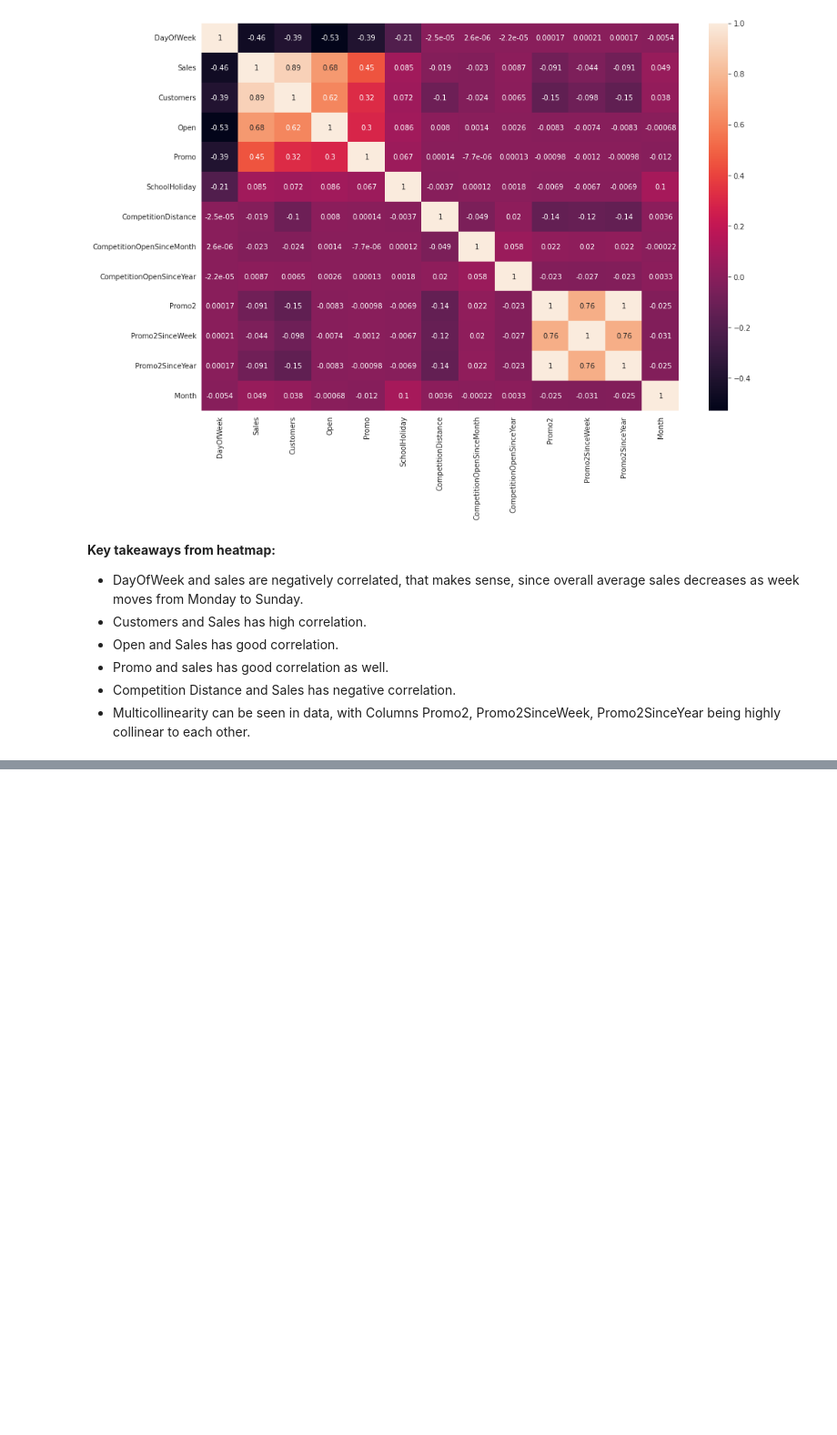
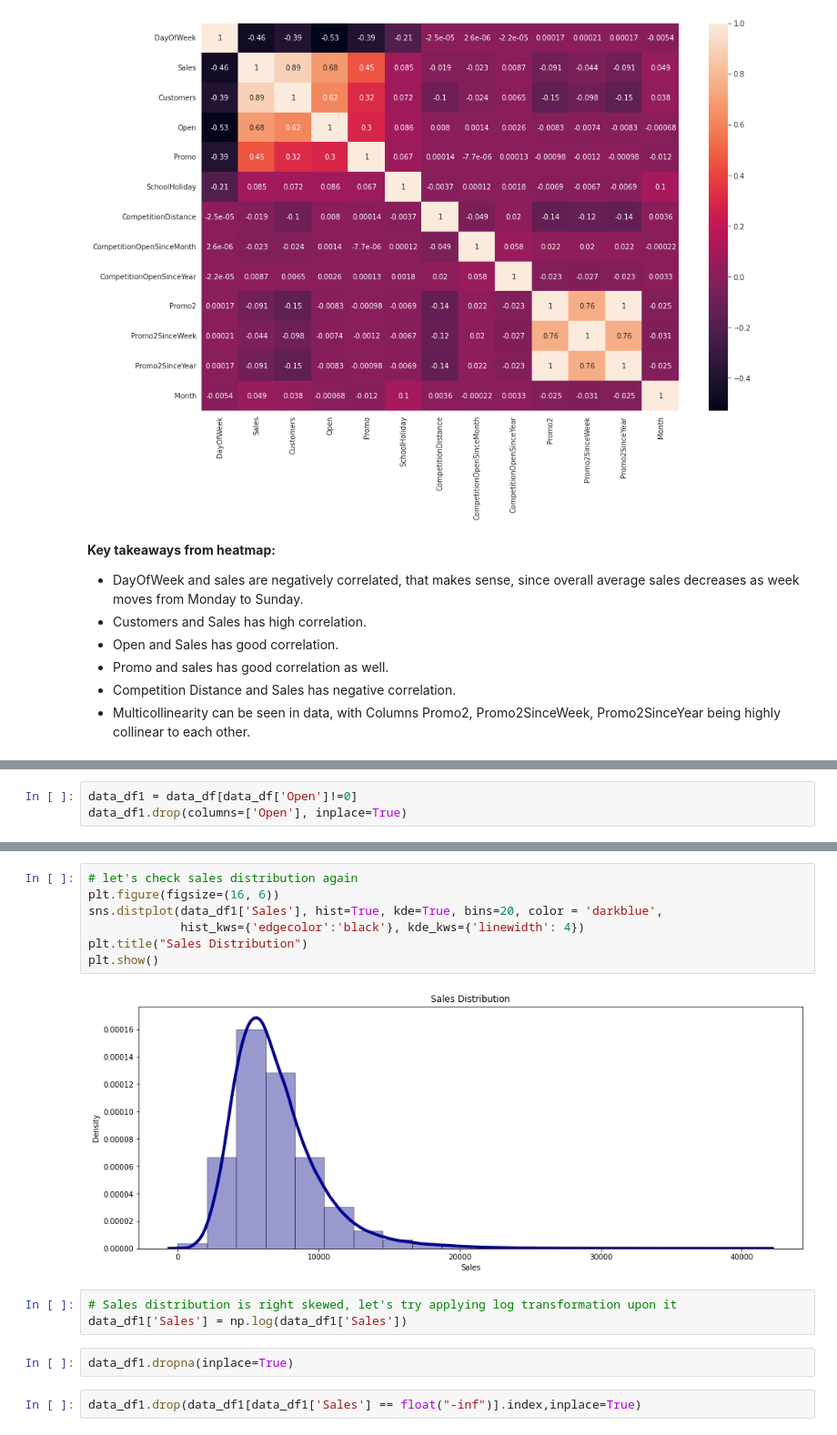
Before and after one commit to santoshmahanti/Rossmann-Sales-Prediction, a Jupyter notebook: Rossmann_Sales_Prediction_Capstone_Project.ipynb, the cells around one changed output, grey strips where cells are left out. Shown at 91% size. Cells and saved outputs as stored; diff of their text form; blank space fills up the shorter version.

```diff
--- a/Rossmann_Sales_Prediction_Capstone_Project.ipynb
+++ b/Rossmann_Sales_Prediction_Capstone_Project.ipynb
@@ -696,0 +748,3 @@ ax = sns.heatmap(df_corr.corr(), annot=True)
+# %%
+data_df1 = data_df[data_df['Open']!=0]
+data_df1.drop(columns=['Open'], inplace=True)
@@ -696,0 +757,16 @@ ax = sns.heatmap(df_corr.corr(), annot=True)
+# %%
+# let's check sales distribution again
+plt.figure(figsize=(16, 6))
+sns.distplot(data_df1['Sales'], hist=True, kde=True, bins=20, color = 'darkblue',
+             hist_kws={'edgecolor':'black'}, kde_kws={'linewidth': 4})
+plt.title("Sales Distribution")
+plt.show()
+# %% [output]
+[figure, added]
+# %%
+# Sales distribution is right skewed, let's try applying log transformation upon it
+data_df1['Sales'] = np.log(data_df1['Sales'])
+# %%
+data_df1.dropna(inplace=True)
+# %%
+data_df1.drop(data_df1[data_df1['Sales'] == float("-inf")].index,inplace=True)
```
Also changed, not shown: parts of 36 cells of this notebook.
